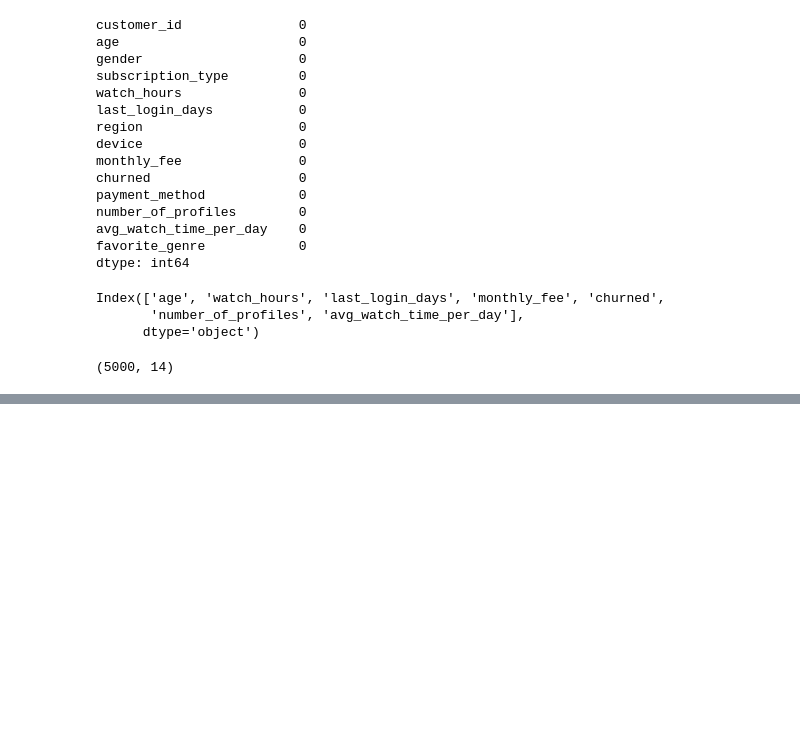
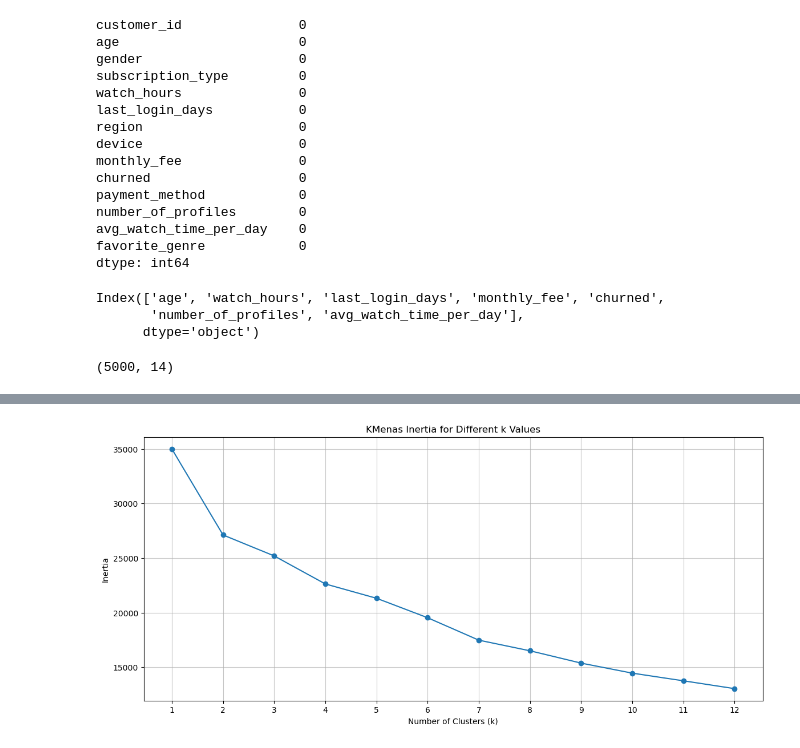
Before and after one commit to rshewatkar/ML_internship, a Jupyter notebook: New Project/new.ipynb, the cells around one changed output, grey strips where cells are left out. Saved outputs shown, nothing was run; the diff lists cells and outputs as text; code cells hidden in the pictures; blank space fills up the shorter version.

```diff
--- a/New Project/new.ipynb
+++ b/New Project/new.ipynb
@@ -144,0 +128,5 @@ for col in num_columns:
+# %%
+from sklearn.preprocessing import StandardScaler
+
+scalar = StandardScaler()
+scaled_data = scalar.fit_transform(df[numeric_columns])
@@ -144,0 +149,2 @@ for col in num_columns:
+# %%
+scaled_data_df = pd.DataFrame(scaled_data, columns=numeric_columns, index=df.index)
@@ -144,0 +174,26 @@ for col in num_columns:
+# %%
+max_k = 12
+
+inertia = []
+
+k_values = range(1, max_k + 1)
+
+for k in k_values:
+    kmeans = KMeans(n_clusters=k, random_state=42, max_iter=1000)
+    kmeans.fit_predict(scaled_data_df)
+    inertia.append(kmeans.inertia_)
+# %%
+plt.figure(figsize=(14, 6))
+plt.plot(k_values, inertia, marker='o')
+
+plt.title('KMenas Inertia for Different k Values')
+plt.xlabel('Number of Clusters (k)')
+plt.ylabel('Inertia')
+
+plt.xticks(k_values)
+plt.grid(True, alpha=0.7)
+
+
+plt.show()
+# %% [output]
+[figure, added]
```
Also changed, not shown: parts of 7 cells of this notebook.
